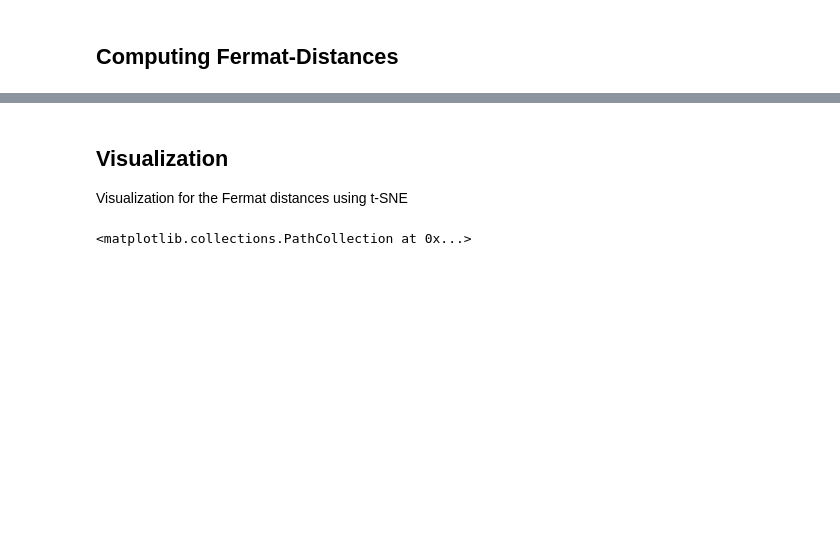
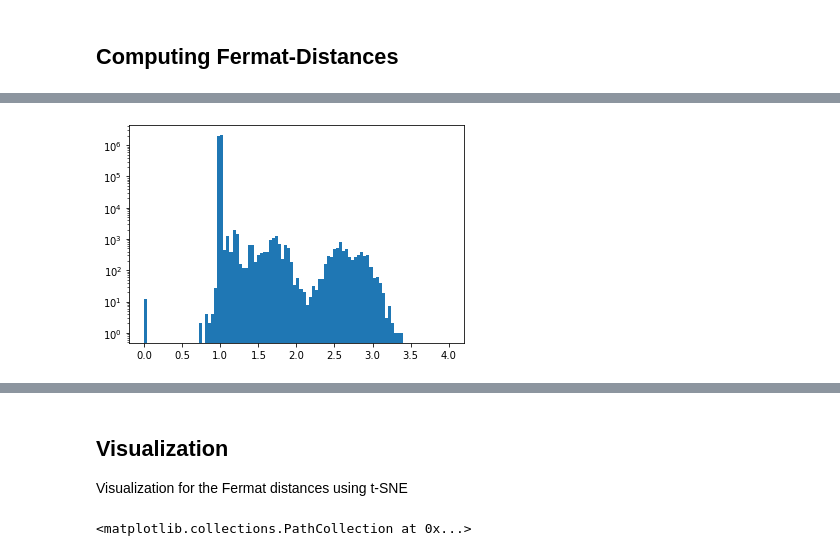
Before and after one commit to ferraris-laure/fermat, a Jupyter notebook: examples/Fermat_quick_start.ipynb, the cells around one changed output, grey strips where cells are left out. Drawn from its saved outputs; the diff is of its cells as text; code cells hidden in the pictures; blank space fills up the shorter version.

```diff
--- a/examples/Fermat_quick_start.ipynb
+++ b/examples/Fermat_quick_start.ipynb
@@ -74,4 +75,4 @@ Compute euclidean distances between points in the data set
 # %%
-distances = distance_matrix(data,data)
+distances = distance_matrix(X, X)
 # %% [markdown]
 ## Computing Fermat-Distances
@@ -104,5 +116,7 @@ fermat_dist_exact = f_exact.get_distances()
 # %%
 %%time
+
+k = 20
 
 # Initialize Fermat model
 f_aprox_D = Fermat(alpha, path_method='D', k=k)
@@ -138,0 +160,4 @@ Wall time: 22.5 s
+# %%
+plt.hist(np.divide(fermat_dist_aprox_D, fermat_dist_exact).flatten(), range=(0,4), bins=100, log=True);
+# %% [output]
+[figure, added]
```
Also changed, not shown: parts of 29 cells of this notebook.
